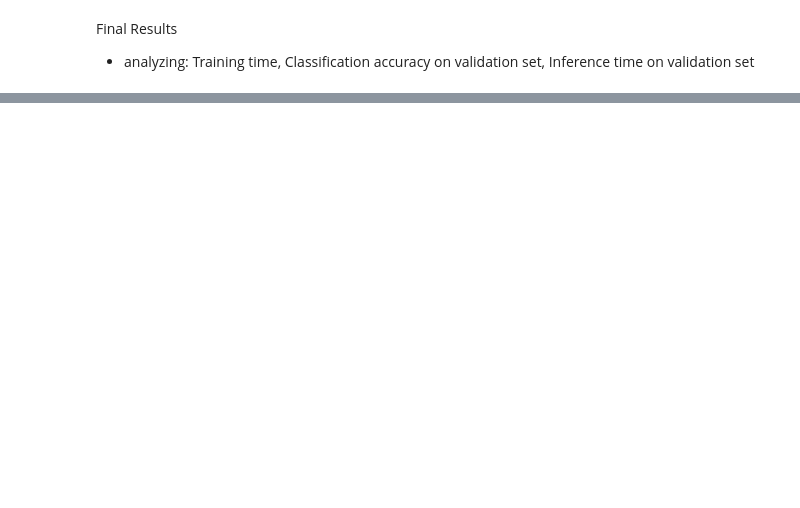
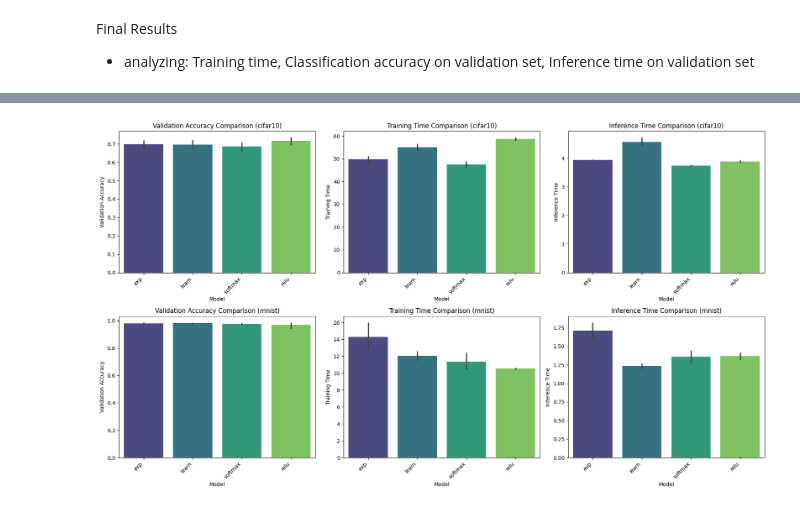
Before and after one commit to ostapenkovs/ieor-4540-transformers, a Jupyter notebook: notebooks/results.ipynb, the cells around one changed output, grey strips where cells are left out. Drawn from its saved outputs; the diff is of its cells as text; code cells hidden in the pictures; blank space fills up the shorter version.

```diff
--- a/notebooks/results.ipynb
+++ b/notebooks/results.ipynb
@@ -17,0 +166,38 @@ plt.legend(); plt.tight_layout()
+# %%
+def plot_metrics_comparison(df, datasets):
+
+    metrics = ["Validation Accuracy", "Training Time", "Inference Time"]
+
+    model_order = df["Model"].unique()
+
+    df_filtered = df[df["Dataset"].isin(datasets)]
+
+    num_datasets = len(datasets)
+    fig, axes = plt.subplots(num_datasets, len(metrics), figsize=(6 * len(metrics), 5 * num_datasets), sharey=False)
+
+    if num_datasets == 1:
+        axes = [axes]
+    if len(metrics) == 1:
+        axes = [[ax] for ax in axes]
+
+    for i, dataset in enumerate(datasets):
+        for j, metric in enumerate(metrics):
+            ax = axes[i][j]
+
+            dataset_df = df_filtered[df_filtered["Dataset"] == dataset]
+
+            sns.barplot(
+                x="Model", y=metric, data=dataset_df, ax=ax, palette="viridis", order=model_order
+            )
+
+            ax.set_title(f"{metric} Comparison ({dataset})")
+            ax.set_xlabel("Model")
+            ax.set_ylabel(metric)
+            ax.set_xticklabels(ax.get_xticklabels(), rotation=45, ha="right")
+
+    plt.tight_layout()
+    plt.show()
+# %%
+plot_metrics_comparison(combined_df, datasets=["cifar10", "mnist"])
+# %% [output]
+[figure, added]
```
Also changed, not shown: parts of 26 cells of this notebook.
